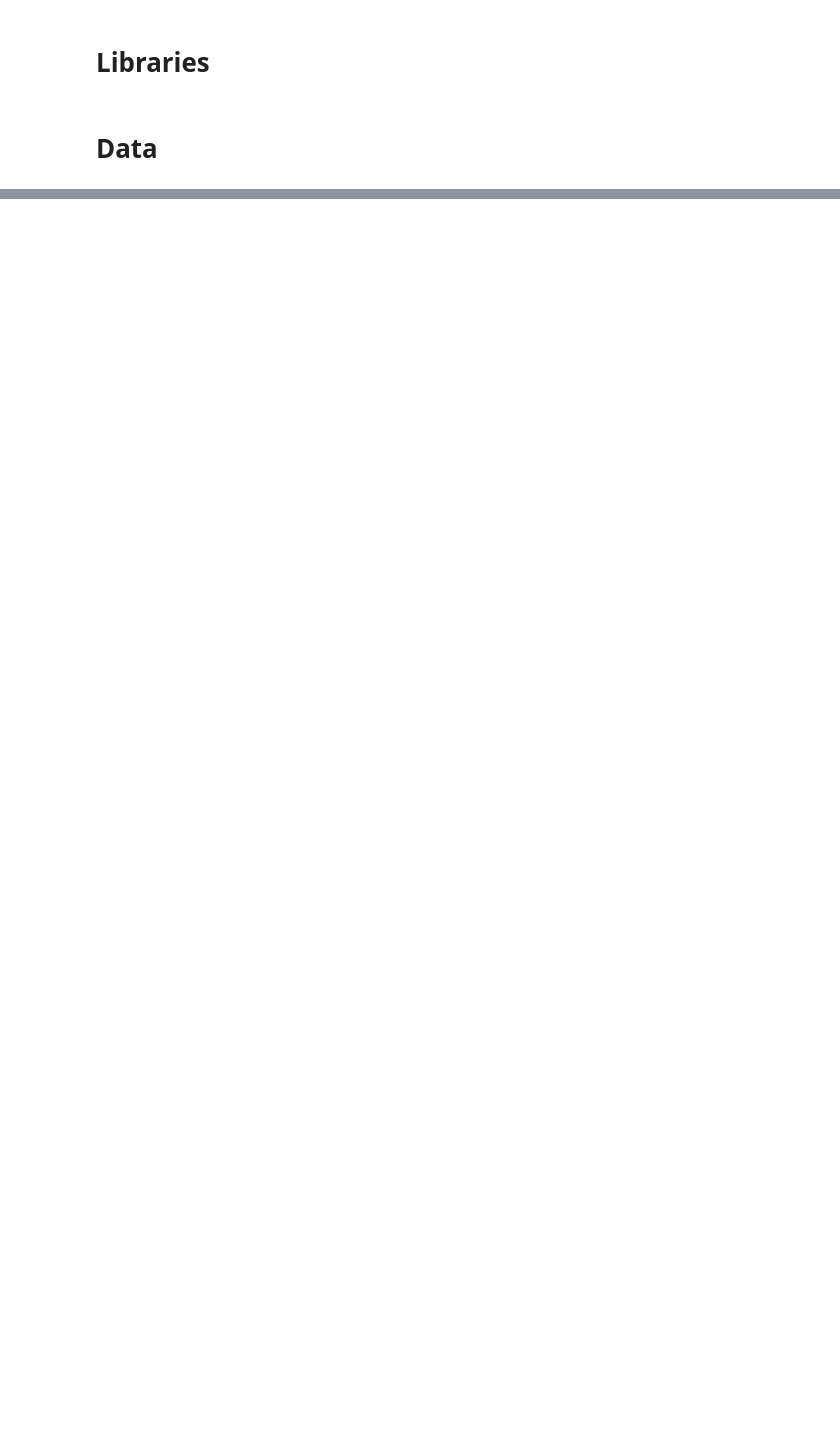
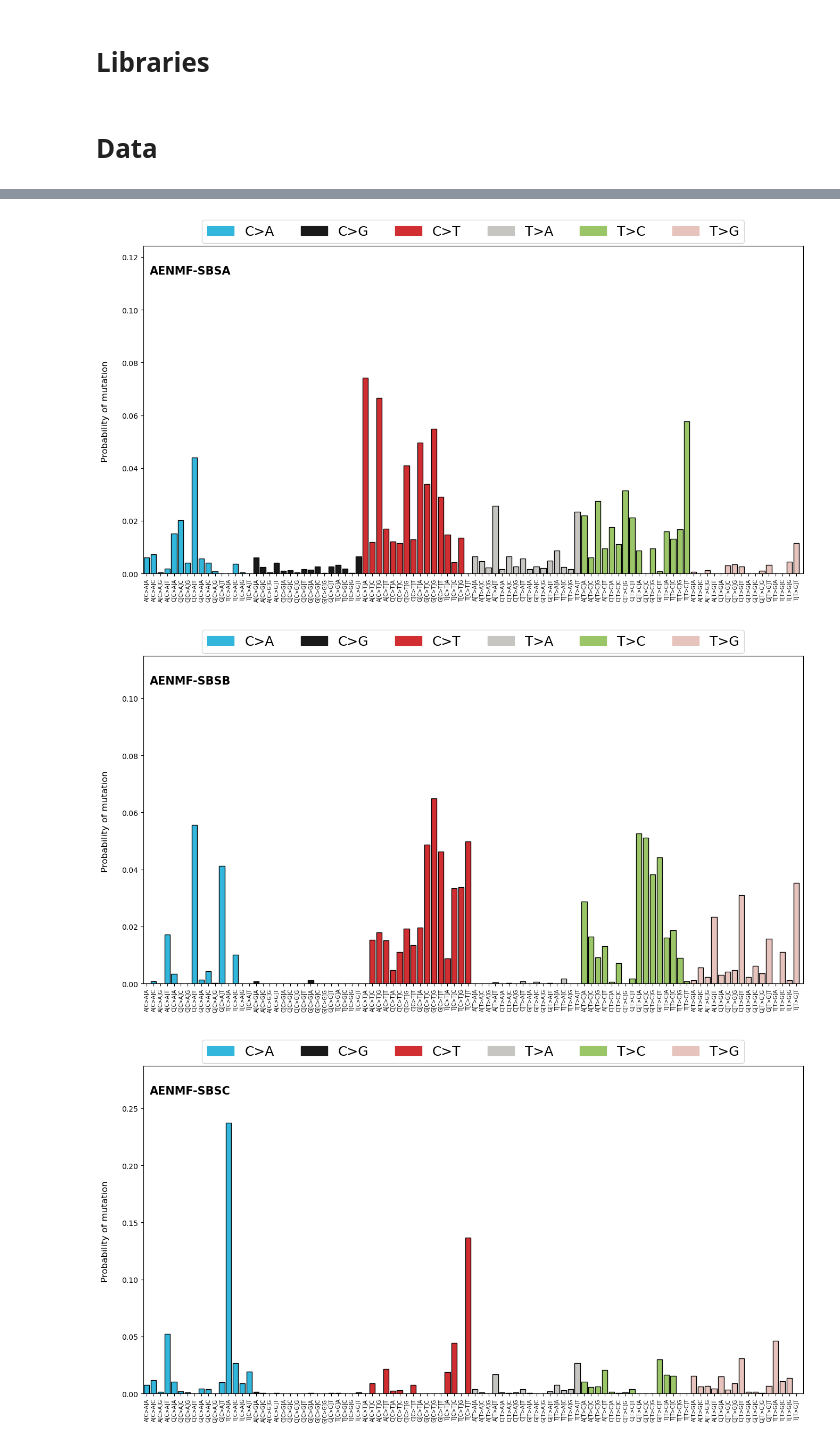
Before and after one commit to 15Max/AEMutSigExtraction, a Jupyter notebook: notebooks/AENMF.ipynb, the cells around one changed output, grey strips where cells are left out. Cells and saved outputs as stored; diff of their text form; code cells hidden in the pictures; blank space fills up the shorter version.

```diff
--- a/notebooks/AENMF.ipynb
+++ b/notebooks/AENMF.ipynb
@@ -100,4 +119,8 @@ plot_clusters(reduced_signatures, labels, medoid_indices, 4, "AENMF signature cl
 # %%
 df_consensus = pd.DataFrame(consensus_signatures, index = data.index)
 # %%
-plot_signature(df_consensus, "AENMF consensus signatures")
+plot_signature(df_consensus)
+# %% [output]
+[figure, added]
+[figure, added]
+[figure, added]
```
Also changed, not shown: parts of 8 cells of this notebook, 3 other files.
